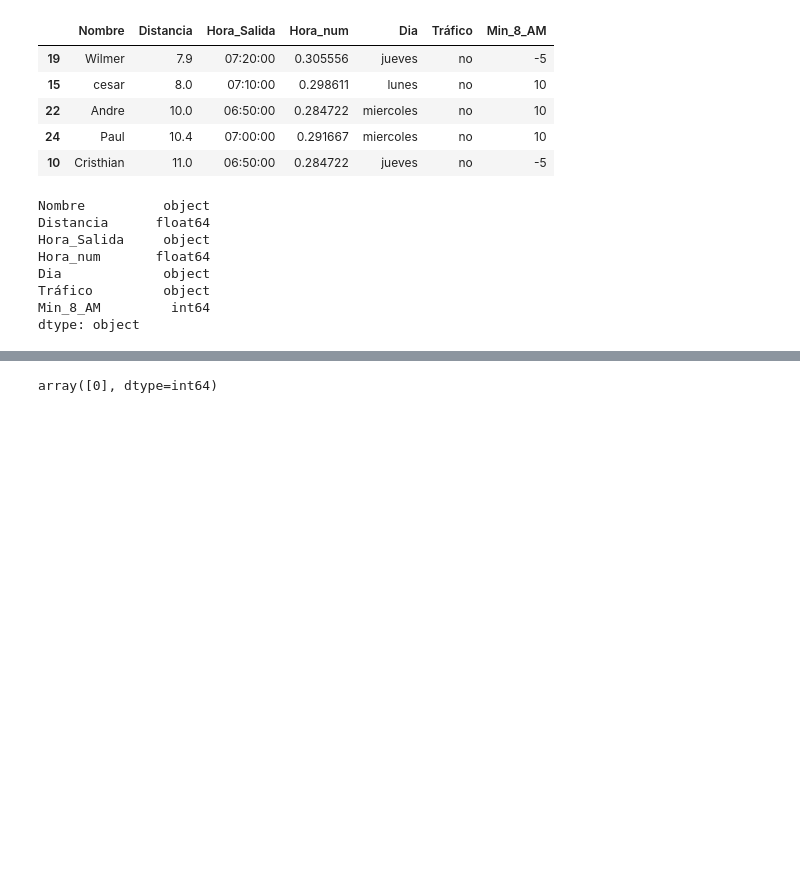
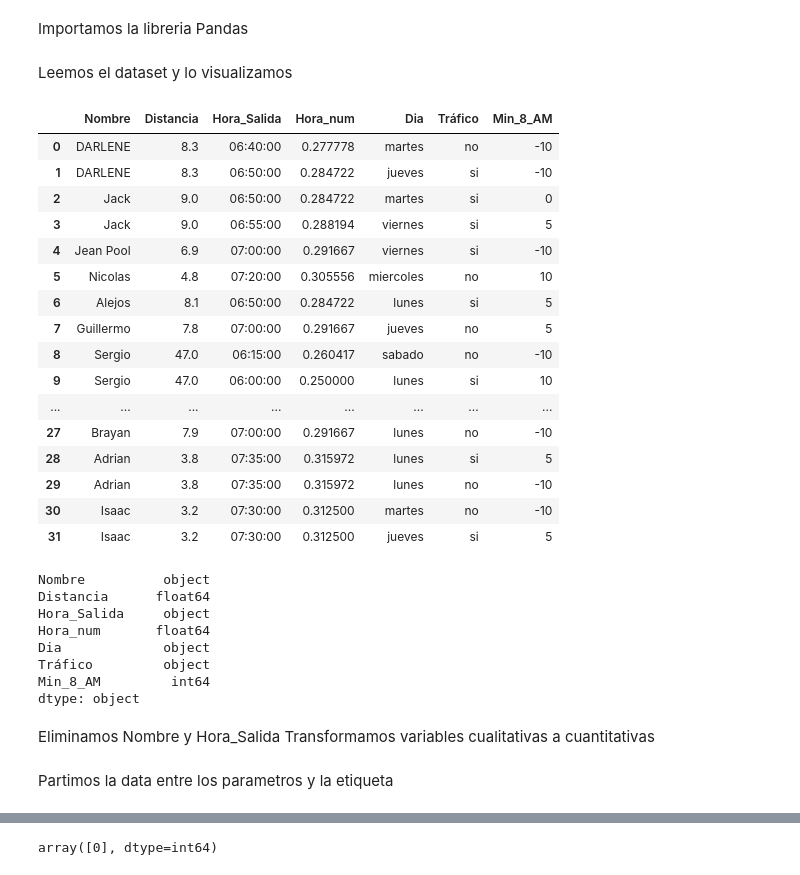
Before and after one commit to SEBASTIANSALIRROSAS/ProyectoDiscreta, a Jupyter notebook: Proyecto Matematica Discreta.ipynb, the cells around one changed output, grey strips where cells are left out. Saved outputs shown, nothing was run; the diff lists cells and outputs as text; code cells hidden in the pictures; blank space fills up the shorter version.

```diff
--- a/Proyecto Matematica Discreta.ipynb
+++ b/Proyecto Matematica Discreta.ipynb
@@ -1,15 +1,30 @@
+# %% [markdown]
+Importamos la libreria Pandas
 # %%
 import pandas as pd
+# %% [markdown]
+Leemos el dataset y lo visualizamos
 # %%
 dataset=pd.read_excel("C:/Users/Yaely/Desktop/Proyecto Matematica Discreta/Libro1.xlsx")
-dataset.sample(5)
+dataset
 # %% [output]
 |  | Nombre | Distancia | Hora_Salida | Hora_num | Dia | Tráfico | Min_8_AM |
-| 19 | Wilmer | 7.9 | 07:20:00 | 0.305556 | jueves | no | -5 |
-| 15 | cesar | 8.0 | 07:10:00 | 0.298611 | lunes | no | 10 |
-| 22 | Andre | 10.0 | 06:50:00 | 0.284722 | miercoles | no | 10 |
-| 24 | Paul | 10.4 | 07:00:00 | 0.291667 | miercoles | no | 10 |
-| 10 | Cristhian | 11.0 | 06:50:00 | 0.284722 | jueves | no | -5 |
+| 0 | DARLENE | 8.3 | 06:40:00 | 0.277778 | martes | no | -10 |
+| 1 | DARLENE | 8.3 | 06:50:00 | 0.284722 | jueves | si | -10 |
+| 2 | Jack | 9.0 | 06:50:00 | 0.284722 | martes | si | 0 |
+| 3 | Jack | 9.0 | 06:55:00 | 0.288194 | viernes | si | 5 |
+| 4 | Jean Pool | 6.9 | 07:00:00 | 0.291667 | viernes | si | -10 |
+| 5 | Nicolas | 4.8 | 07:20:00 | 0.305556 | miercoles | no | 10 |
+| 6 | Alejos | 8.1 | 06:50:00 | 0.284722 | lunes | si | 5 |
+| 7 | Guillermo | 7.8 | 07:00:00 | 0.291667 | jueves | no | 5 |
+| 8 | Sergio | 47.0 | 06:15:00 | 0.260417 | sabado | no | -10 |
+| 9 | Sergio | 47.0 | 06:00:00 | 0.250000 | lunes | si | 10 |
+| ... | ... | ... | ... | ... | ... | ... | ... |
+| 27 | Brayan | 7.9 | 07:00:00 | 0.291667 | lunes | no | -10 |
+| 28 | Adrian | 3.8 | 07:35:00 | 0.315972 | lunes | si | 5 |
+| 29 | Adrian | 3.8 | 07:35:00 | 0.315972 | lunes | no | -10 |
+| 30 | Isaac | 3.2 | 07:30:00 | 0.312500 | martes | no | -10 |
+| 31 | Isaac | 3.2 | 07:30:00 | 0.312500 | jueves | si | 5 |
 # %%
 dataset.dtypes
 # %% [output]
@@ -21,10 +36,15 @@ Dia             object
 Tráfico         object
 Min_8_AM         int64
 dtype: object
+# %% [markdown]
+Eliminamos Nombre y Hora_Salida
+Transformamos variables cualitativas a cuantitativas
 # %%
 dataset=dataset.drop(['Nombre','Hora_Salida'],axis=1)
 dataset['Dia'] = dataset['Dia'].map({'lunes':0,'martes':1,'miercoles':2,'jueves':3,'viernes':4,'sabado':5})
 dataset['Tráfico']=dataset['Tráfico'].map({'no':0,'si':1})
+# %% [markdown]
+Partimos la data entre los parametros y la etiqueta
 # %%
 var_in=dataset.drop(columns='Min_8_AM')
 objetivo=dataset.Min_8_AM
```
Also changed, not shown: parts of 14 cells of this notebook, 1 other file.
